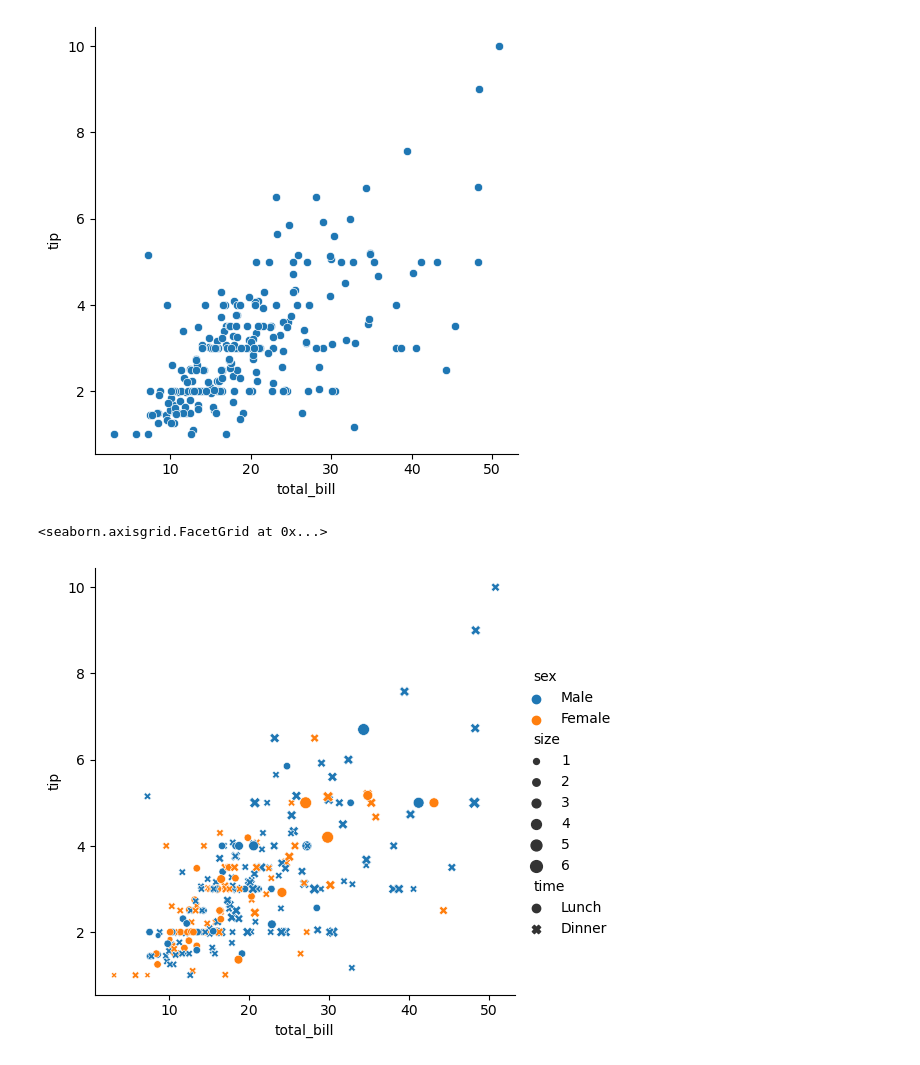
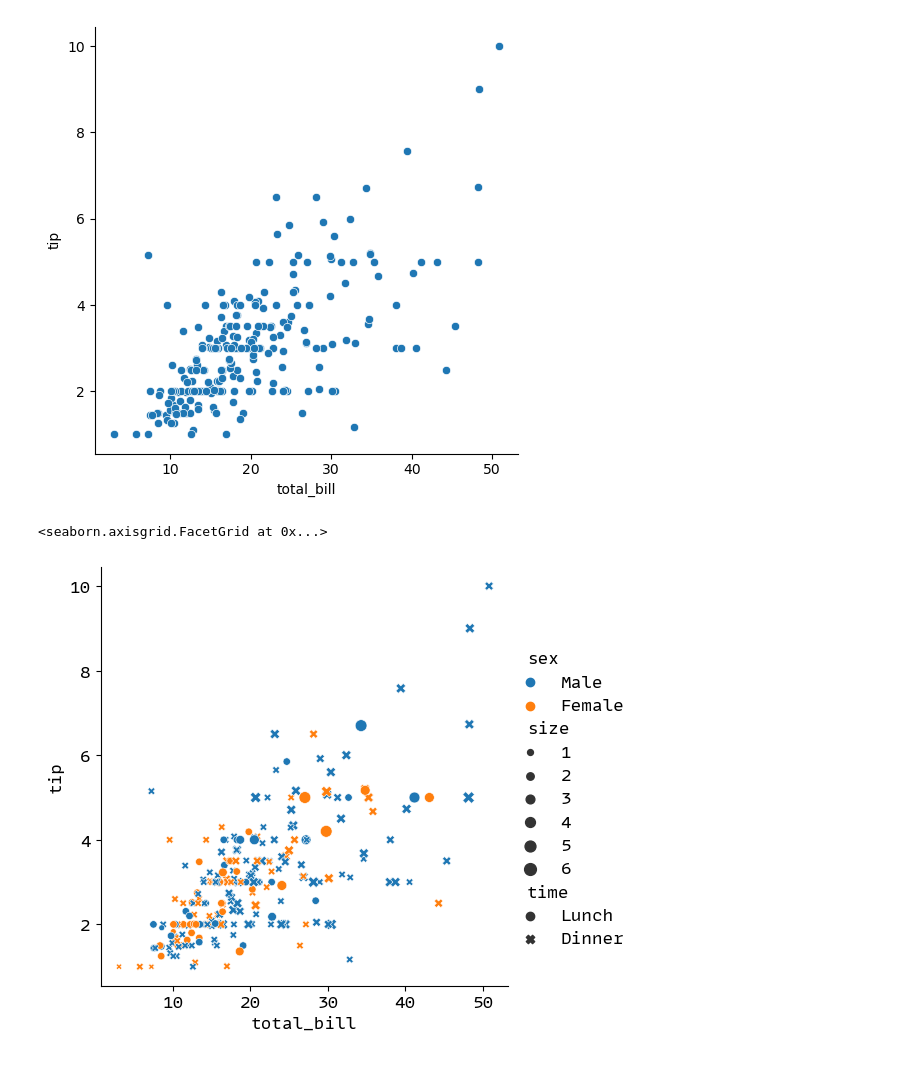
Before and after one commit to karkiayush/seaborn, a Jupyter notebook: relational_plots/scatter_plots/scatter_plots.ipynb, the cells around one changed output. Saved outputs shown, nothing was run; the diff lists cells and outputs as text; code cells hidden in the pictures.

```diff
--- a/relational_plots/scatter_plots/scatter_plots.ipynb
+++ b/relational_plots/scatter_plots/scatter_plots.ipynb
@@ -25,6 +25,8 @@ print(tips)
 [244 rows x 7 columns]
 # %%
 # Here we are plotting scatter plots taking total bills and tip in x and y axis
+plt.rcParams["font.family"] = "Monolisa Trial"
+plt.rcParams["font.size"] = 12
 sns.scatterplot(data=tips, x="total_bill", y="tip")
 
 # This scatterplot is an axes level function
@@ -48,17 +50,19 @@ sns.relplot(data=tips, x="total_bill", y="tip", kind="scatter")
 <seaborn.axisgrid.FacetGrid at 0x...>
 [figure]
 # %%
+plt.rcParams["font.family"] = "Monolisa Trial"
+plt.rcParams["font.size"] = 12
 sns.relplot(
     data=tips,
     x="total_bill",
     y="tip",
     hue="sex",
     style="time",
     size="size",
     # depending upon the value of size coloumn, the marker size will be increased or decreased
     # Here hue parameter helps to know the gender of guest by distinguishing them with different color
     # style gives a distinction of lunch and dinner time
 )
 # %% [output]
 <seaborn.axisgrid.FacetGrid at 0x...>
-[figure, old version]
+[figure, new version]
```
Also changed, not shown: parts of 1 cell of this notebook, 1 other file.
